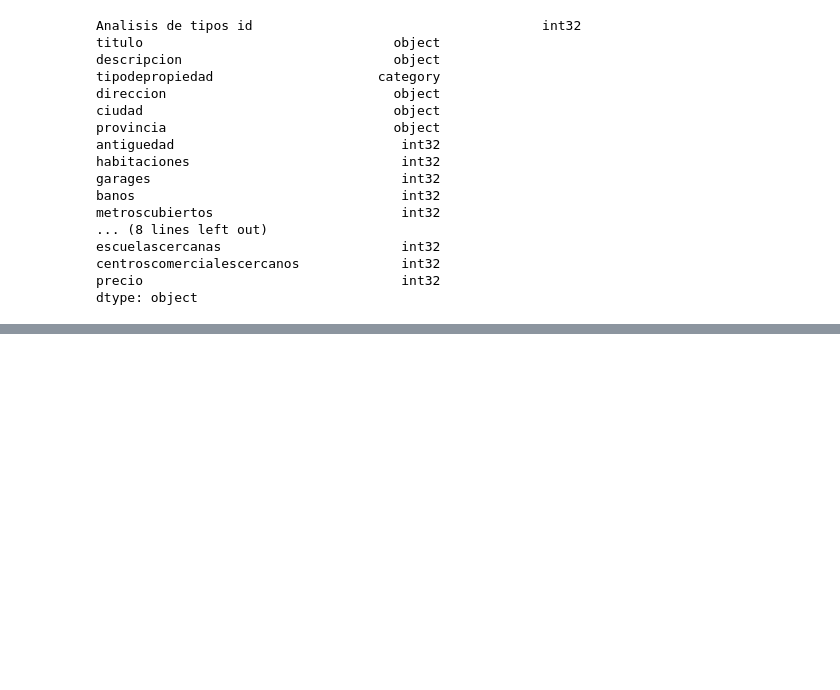
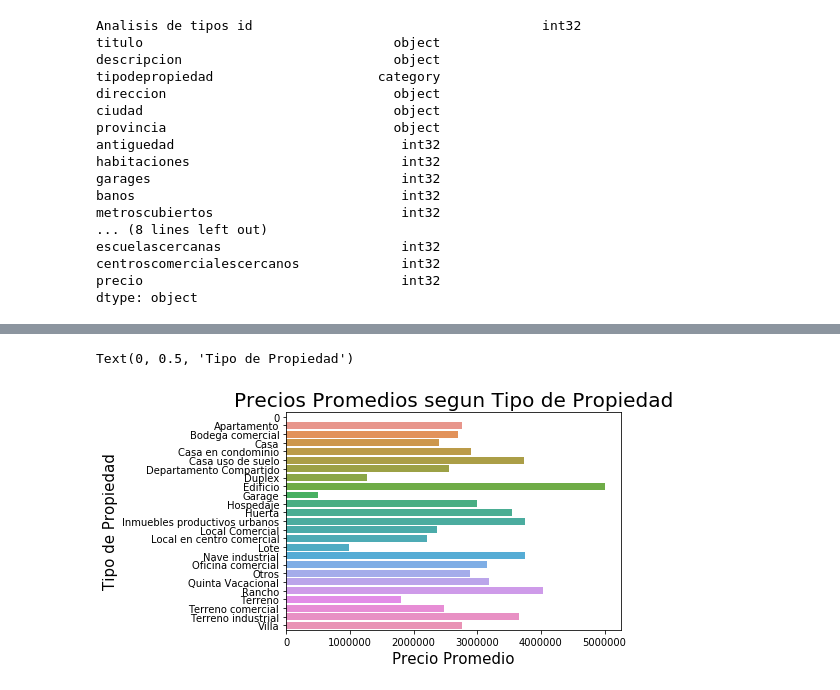
Before and after one commit to luctiz/Grupo43-TP1, a Jupyter notebook: ValidezDeDatos.ipynb, the cells around one changed output, grey strips where cells are left out. Cells and saved outputs as stored; diff of their text form; code cells hidden in the pictures; blank space fills up the shorter version.

Commit message:
Agregando primera visualizacion

```diff
--- a/ValidezDeDatos.ipynb
+++ b/ValidezDeDatos.ipynb
@@ -122,0 +122,14 @@ Name: tipodepropiedad, dtype: int64
+# %%
+grupo_tipo_precio = df.groupby('tipodepropiedad').agg({'precio':['mean']}) #Agrupación segun el tipo y el precio
+# %%
+grupo_tipo_precio = grupo_tipo_precio['precio'].astype({'mean':'int64'}) #Formato de entero el promedio
+# %%
+grupo_tipo_precio = grupo_tipo_precio.drop([0],axis=0) #Elimino los tipos 0 que desconozco que clase de propiedad son (NO me sirven para comparar porque puede ser cualquier cosa)
+# %%
+g = sns.barplot(x= grupo_tipo_precio['mean'], y= grupo_tipo_precio.index, orient='h')
+g.set_title("Precios Promedios segun Tipo de Propiedad", fontsize=20)
+g.set_xlabel("Precio Promedio", fontsize=15)
+g.set_ylabel("Tipo de Propiedad", fontsize=15)
+# %% [output]
+Text(0, 0.5, 'Tipo de Propiedad')
+[figure, added]
```
Also changed, not shown: parts of 5 cells of this notebook.
